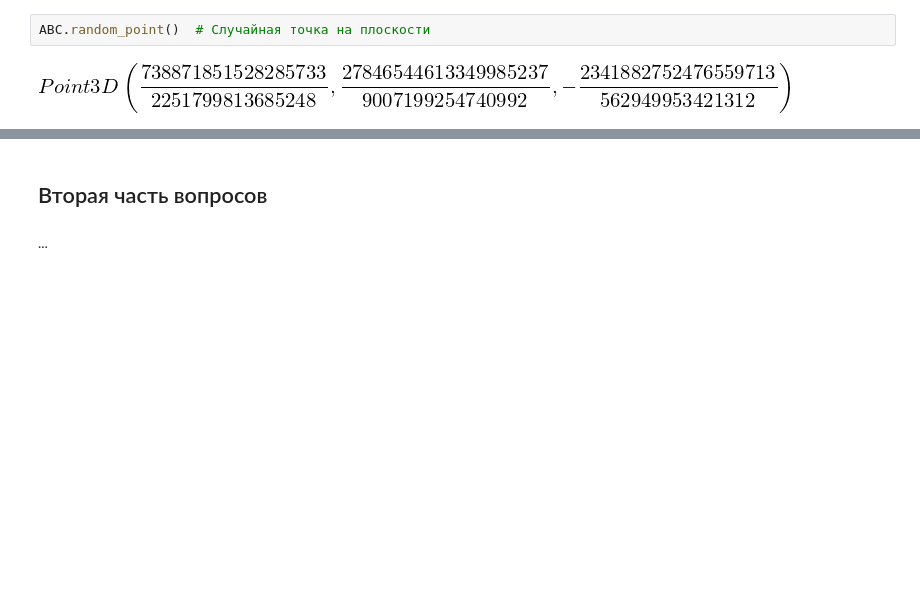
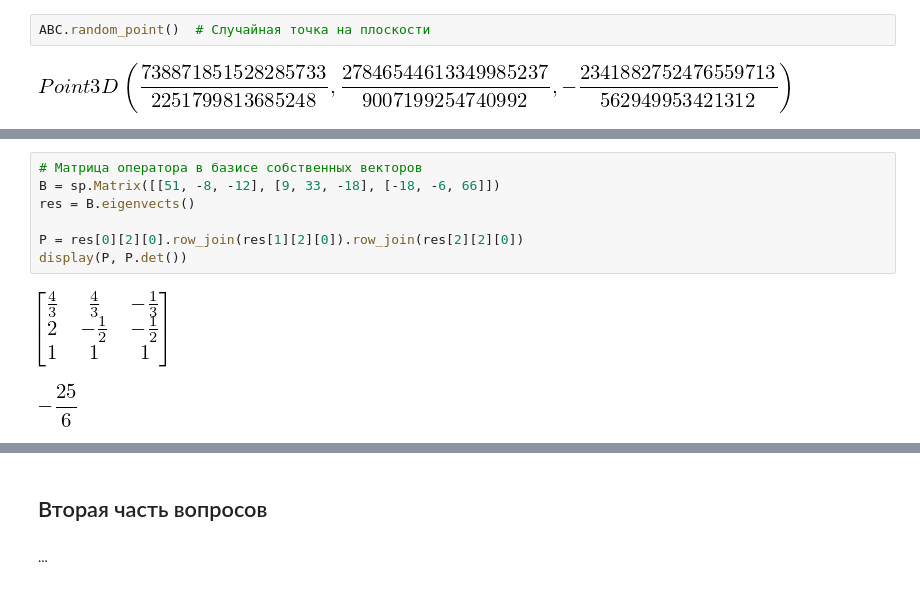
Before and after one commit to Vakosta/hse_tex, a Jupyter notebook: MathWorkshop/AlgebraCrib.ipynb, the cells around one changed output, grey strips where cells are left out. Cells and saved outputs as stored; diff of their text form; blank space fills up the shorter version.

```diff
--- a/MathWorkshop/AlgebraCrib.ipynb
+++ b/MathWorkshop/AlgebraCrib.ipynb
@@ -732,0 +758,10 @@ ABC.random_point()  # Случайная точка на плоскости
+# %%
+# Матрица оператора в базисе собственных векторов
+B = sp.Matrix([[51, -8, -12], [9, 33, -18], [-18, -6, 66]])
+res = B.eigenvects()
+
+P = res[0][2][0].row_join(res[1][2][0]).row_join(res[2][2][0])
+display(P, P.det())
+# %% [output]
+[figure, added]
+[figure, added]
```
Also changed, not shown: parts of 7 cells of this notebook, 1 other file.
